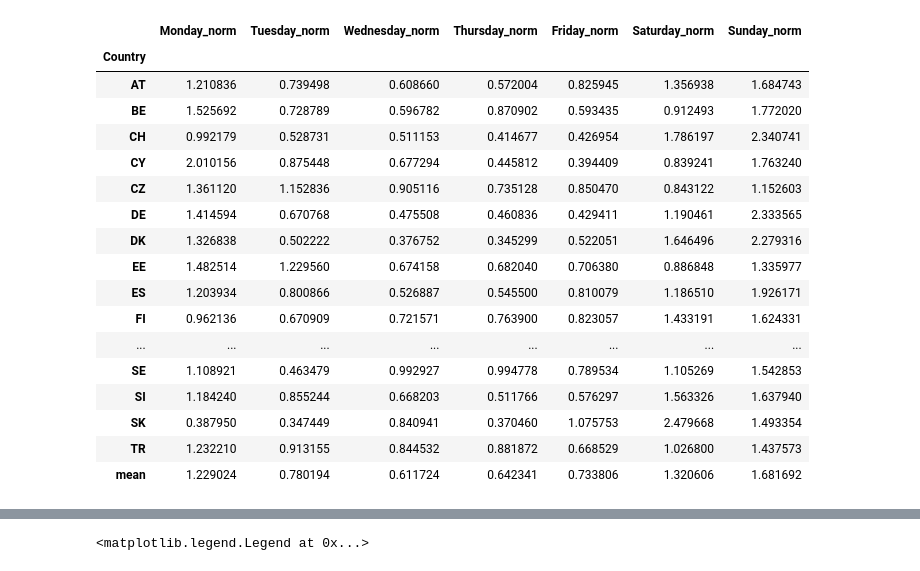
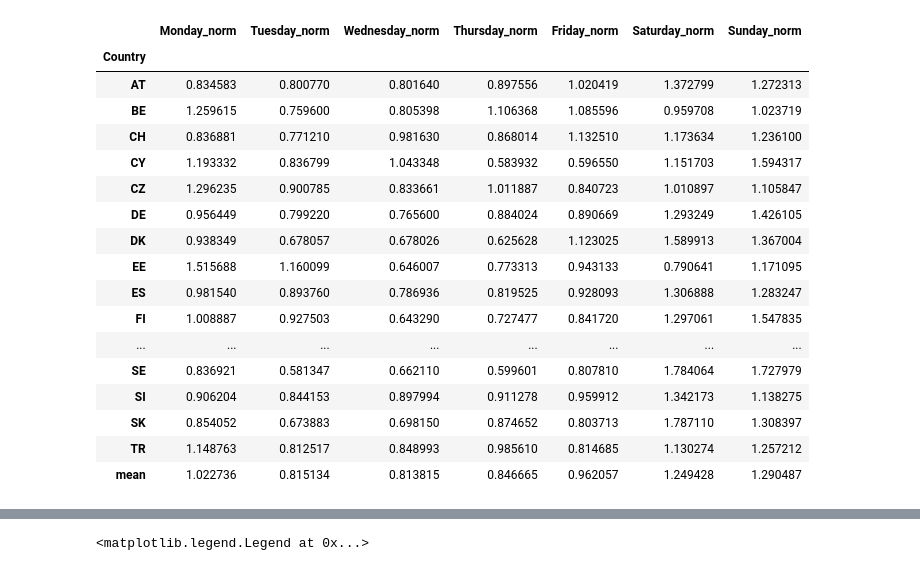
Before and after one commit to j-janiszewski/communicating_with_data, a Jupyter notebook: exploring_drugs.ipynb, the cells around one changed output, grey strips where cells are left out. Drawn from its saved outputs; the diff is of its cells as text; code cells hidden in the pictures.

```diff
--- a/exploring_drugs.ipynb
+++ b/exploring_drugs.ipynb
@@ -7,6 +8,5 @@ import seaborn as sns
 df = pd.read_csv('ww-data-long-2023-05-02.csv')
 # remove rows with NaN values
 df = df.dropna()
-# remove rows with Daily mean = 0
-df = df[df['Daily mean'] != 0]
-df
+df=df[df["Daily mean"]!=0]
+df=df[df["Year"]==2022]
@@ -28,7 +14,7 @@ df
 days = ["Monday" ,"Tuesday" , "Wednesday" , "Thursday" , "Friday" , "Saturday" , "Sunday"]
 days_norm = [f"{day}_norm" for day in days]
 for day in days:
-    df[f"{day}_norm"] = df[day] / df["Daily mean"]
+    df[f"{day}_norm"] =np.where(df["Daily mean"]!=0, df[day] / df["Daily mean"],1)
 df
 # %% [output]
 |  | Year | Metabolite | Site ID | Country | City | Wednesday | Thursday | Friday | Saturday | Sunday | ... |
@@ -71,26 +61,26 @@ for drug in unique_drugs:
 # %%
-mdma = df[(df["Metabolite"] == "MDMA") & (df["Year"] == 2022)]
+mdma = df[(df["Metabolite"] == "cocaine") & (df["Year"] == 2022)]
 # group by country and compute the mean of the normalized values for each day
 country_mdma_norm = mdma.groupby("Country")[days_norm].sum() / mdma.groupby("Country")[days_norm].count()
 # add a mean row
 country_mdma_norm.loc["mean"] = country_mdma_norm.mean()
 country_mdma_norm
 # %% [output]
 |  | Monday_norm | Tuesday_norm | Wednesday_norm | Thursday_norm | Friday_norm | Saturday_norm | Sunday_norm |
 | Country |  |  |  |  |  |  |  |
-| AT | 1.210836 | 0.739498 | 0.608660 | 0.572004 | 0.825945 | 1.356938 | 1.684743 |
-| BE | 1.525692 | 0.728789 | 0.596782 | 0.870902 | 0.593435 | 0.912493 | 1.772020 |
-| CH | 0.992179 | 0.528731 | 0.511153 | 0.414677 | 0.426954 | 1.786197 | 2.340741 |
-| CY | 2.010156 | 0.875448 | 0.677294 | 0.445812 | 0.394409 | 0.839241 | 1.763240 |
-| CZ | 1.361120 | 1.152836 | 0.905116 | 0.735128 | 0.850470 | 0.843122 | 1.152603 |
-| DE | 1.414594 | 0.670768 | 0.475508 | 0.460836 | 0.429411 | 1.190461 | 2.333565 |
-| DK | 1.326838 | 0.502222 | 0.376752 | 0.345299 | 0.522051 | 1.646496 | 2.279316 |
-| EE | 1.482514 | 1.229560 | 0.674158 | 0.682040 | 0.706380 | 0.886848 | 1.335977 |
-| ES | 1.203934 | 0.800866 | 0.526887 | 0.545500 | 0.810079 | 1.186510 | 1.926171 |
-| FI | 0.962136 | 0.670909 | 0.721571 | 0.763900 | 0.823057 | 1.433191 | 1.624331 |
+| AT | 0.834583 | 0.800770 | 0.801640 | 0.897556 | 1.020419 | 1.372799 | 1.272313 |
+| BE | 1.259615 | 0.759600 | 0.805398 | 1.106368 | 1.085596 | 0.959708 | 1.023719 |
+| CH | 0.836881 | 0.771210 | 0.981630 | 0.868014 | 1.132510 | 1.173634 | 1.236100 |
+| CY | 1.193332 | 0.836799 | 1.043348 | 0.583932 | 0.596550 | 1.151703 | 1.594317 |
+| CZ | 1.296235 | 0.900785 | 0.833661 | 1.011887 | 0.840723 | 1.010897 | 1.105847 |
+| DE | 0.956449 | 0.799220 | 0.765600 | 0.884024 | 0.890669 | 1.293249 | 1.426105 |
+| DK | 0.938349 | 0.678057 | 0.678026 | 0.625628 | 1.123025 | 1.589913 | 1.367004 |
+| EE | 1.515688 | 1.160099 | 0.646007 | 0.773313 | 0.943133 | 0.790641 | 1.171095 |
+| ES | 0.981540 | 0.893760 | 0.786936 | 0.819525 | 0.928093 | 1.306888 | 1.283247 |
+| FI | 1.008887 | 0.927503 | 0.643290 | 0.727477 | 0.841720 | 1.297061 | 1.547835 |
 | ... | ... | ... | ... | ... | ... | ... | ... |
-| SE | 1.108921 | 0.463479 | 0.992927 | 0.994778 | 0.789534 | 1.105269 | 1.542853 |
-| SI | 1.184240 | 0.855244 | 0.668203 | 0.511766 | 0.576297 | 1.563326 | 1.637940 |
-| SK | 0.387950 | 0.347449 | 0.840941 | 0.370460 | 1.075753 | 2.479668 | 1.493354 |
-| TR | 1.232210 | 0.913155 | 0.844532 | 0.881872 | 0.668529 | 1.026800 | 1.437573 |
-| mean | 1.229024 | 0.780194 | 0.611724 | 0.642341 | 0.733806 | 1.320606 | 1.681692 |
+| SE | 0.836921 | 0.581347 | 0.662110 | 0.599601 | 0.807810 | 1.784064 | 1.727979 |
+| SI | 0.906204 | 0.844153 | 0.897994 | 0.911278 | 0.959912 | 1.342173 | 1.138275 |
+| SK | 0.854052 | 0.673883 | 0.698150 | 0.874652 | 0.803713 | 1.787110 | 1.308397 |
+| TR | 1.148763 | 0.812517 | 0.848993 | 0.985610 | 0.814685 | 1.130274 | 1.257212 |
+| mean | 1.022736 | 0.815134 | 0.813815 | 0.846665 | 0.962057 | 1.249428 | 1.290487 |
```
Also changed, not shown: parts of 11 cells of this notebook.
